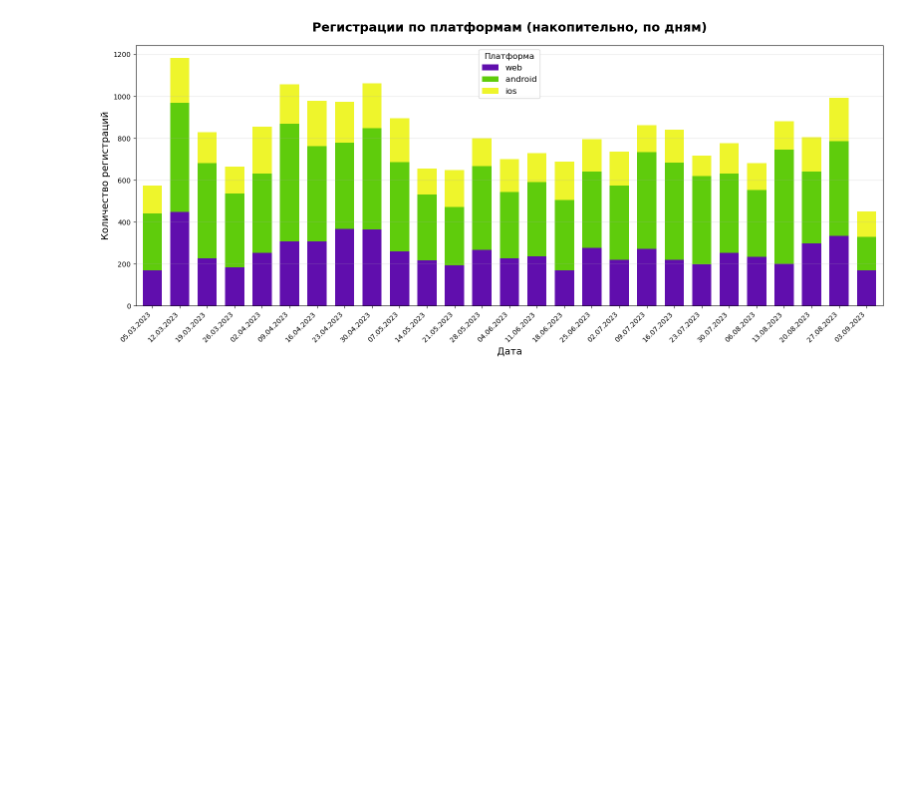
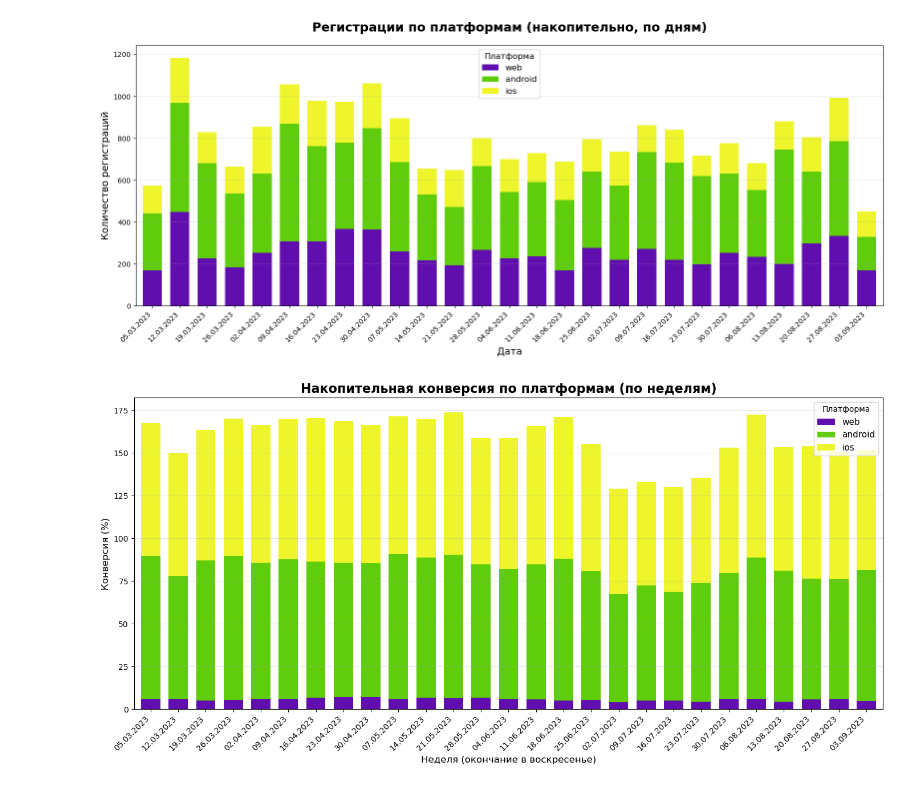
Before and after one commit to kot-yenot/data-analytics-project-100, a Jupyter notebook: charts_project.ipynb, the cells around one changed output. Saved outputs shown, nothing was run; the diff lists cells and outputs as text; code cells hidden in the pictures; blank space fills up the shorter version.

```diff
--- a/charts_project.ipynb
+++ b/charts_project.ipynb
@@ -245,3 +245,56 @@ plt.tight_layout()
 plt.savefig( d / 'reg_platform.png', dpi=300, bbox_inches='tight')
 # %% [output]
 [figure]
+# %%
+# Накопительная конверсия по платформам (недельные данные)
+daily_conversion = df_graf.copy()
+platforms = ['web', 'android', 'ios']
+
+# Фильтруем по платформам
+filtered_result = daily_conversion[daily_conversion['platform'].isin(platforms)]
+
+# Агрегируем по неделям (конец недели — воскресенье) и считаем среднюю конверсию
+weekly_conversion = (
+    filtered_result
+    .groupby([pd.Grouper(key='date_group', freq='W-SUN'), 'platform'])['conversion']
+    .mean()
+    .unstack(fill_value=0)
+    [platforms]
+)
+
+# Явно задаём недельную частоту для индекса
+weekly_conversion.index = pd.DatetimeIndex(weekly_conversion.index, freq='W-SUN')
+
+# Строим график
+fig, ax = plt.subplots(figsize=(14, 7))
+colors = ['#600ead', '#5fcc0c', '#eef52c']
+
+weekly_conversion.plot(
+    kind='bar',
+    stacked=True,
+    color=colors,
+    ax=ax,
+    width=0.7,
+    legend=True
+)
+
+# Настройки подписей
+ax.set_title('Накопительная конверсия по платформам (по неделям)', fontsize=16, fontweight='bold')
+ax.set_xlabel('Неделя (окончание в воскресенье)', fontsize=12)
+ax.set_ylabel('Конверсия (%)', fontsize=12)
+ax.legend(title='Платформа', fontsize=11)
+ax.grid(axis='y', alpha=0.3)
+
+
+# Подписи оси X: одна метка на каждую неделю
+ax.set_xticklabels(
+    weekly_conversion.index.strftime('%d.%m.%Y'),
+    rotation=45,
+    ha='right'
+)
+
+plt.tight_layout()
+plt.savefig('conversion_platform.png', dpi=300, bbox_inches='tight')
+plt.show()
+# %% [output]
+[figure, added]
```
Also changed, not shown: 1 other file.
